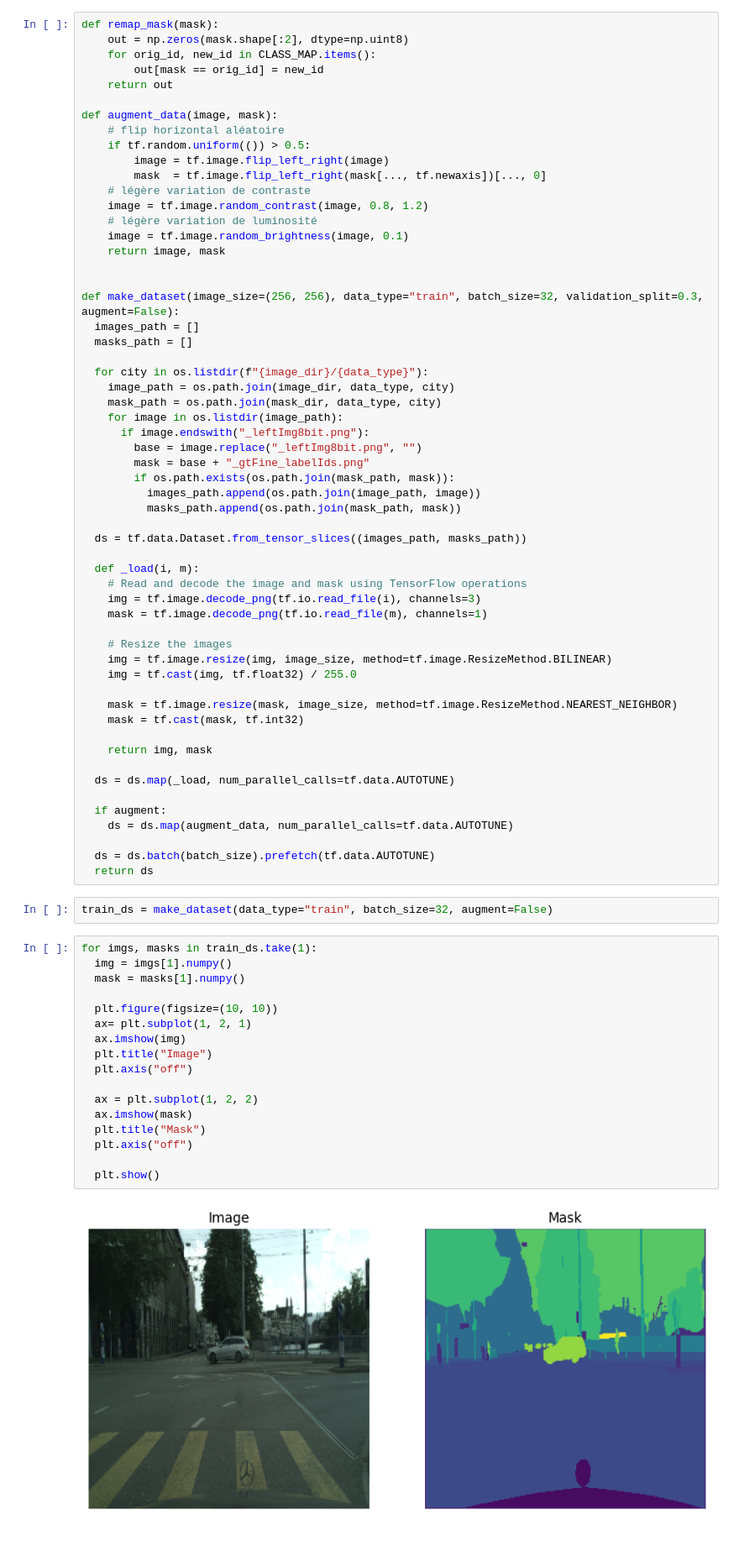
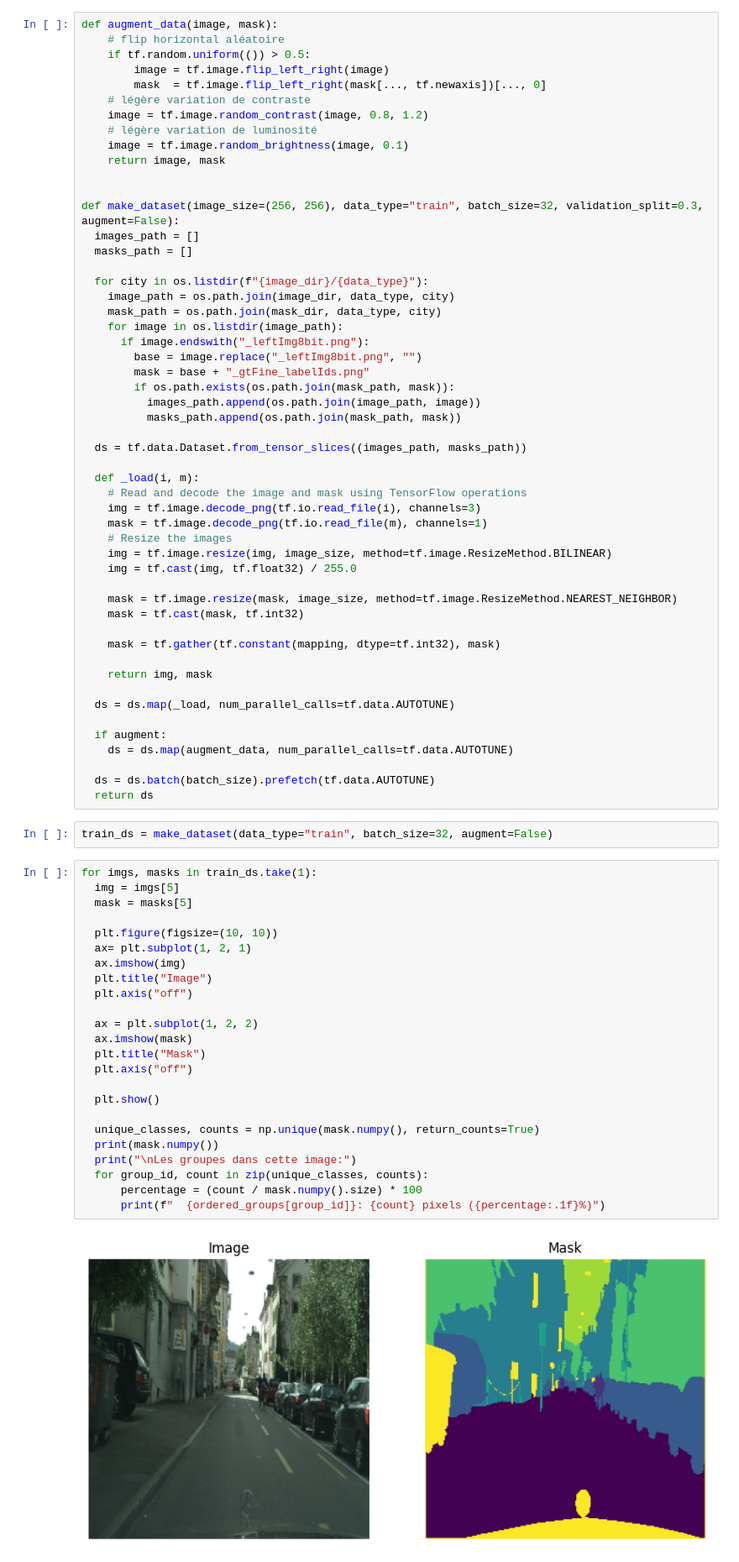
Before and after one commit to amadousysada/image-segmentation, a Jupyter notebook: p8_01_exploration_and_features_extraction.ipynb, the cells around one changed output. Shown: that part at 84% size. Cells and saved outputs as stored; diff of their text form.

```diff
--- a/p8_01_exploration_and_features_extraction.ipynb
+++ b/p8_01_exploration_and_features_extraction.ipynb
@@ -35,10 +104,4 @@ mask_dir = os.path.join(base_path, "gtFine")
 # %%
-def remap_mask(mask):
-    out = np.zeros(mask.shape[:2], dtype=np.uint8)
-    for orig_id, new_id in CLASS_MAP.items():
-        out[mask == orig_id] = new_id
-    return out
-
 def augment_data(image, mask):
     # flip horizontal aléatoire
     if tf.random.uniform(()) > 0.5:
@@ -72,13 +135,14 @@ def make_dataset(image_size=(256, 256), data_type="train", batch_size=32, valida
     # Read and decode the image and mask using TensorFlow operations
     img = tf.image.decode_png(tf.io.read_file(i), channels=3)
     mask = tf.image.decode_png(tf.io.read_file(m), channels=1)
-
     # Resize the images
     img = tf.image.resize(img, image_size, method=tf.image.ResizeMethod.BILINEAR)
     img = tf.cast(img, tf.float32) / 255.0
 
     mask = tf.image.resize(mask, image_size, method=tf.image.ResizeMethod.NEAREST_NEIGHBOR)
     mask = tf.cast(mask, tf.int32)
+
+    mask = tf.gather(tf.constant(mapping, dtype=tf.int32), mask)
 
     return img, mask
 
@@ -93,20 +157,27 @@ def make_dataset(image_size=(256, 256), data_type="train", batch_size=32, valida
 train_ds = make_dataset(data_type="train", batch_size=32, augment=False)
 # %%
 for imgs, masks in train_ds.take(1):
-  img = imgs[1].numpy()
-  mask = masks[1].numpy()
+  img = imgs[5]
+  mask = masks[5]
 
   plt.figure(figsize=(10, 10))
   ax= plt.subplot(1, 2, 1)
   ax.imshow(img)
   plt.title("Image")
   plt.axis("off")
 
   ax = plt.subplot(1, 2, 2)
   ax.imshow(mask)
   plt.title("Mask")
   plt.axis("off")
 
   plt.show()
+
+  unique_classes, counts = np.unique(mask.numpy(), return_counts=True)
+  print(mask.numpy())
+  print("\nLes groupes dans cette image:")
+  for group_id, count in zip(unique_classes, counts):
+      percentage = (count / mask.numpy().size) * 100
+      print(f"  {ordered_groups[group_id]}: {count} pixels ({percentage:.1f}%)")
 # %% [output]
-[figure, old version]
+[figure, new version]
```
Also changed, not shown: parts of 2 cells of this notebook.
